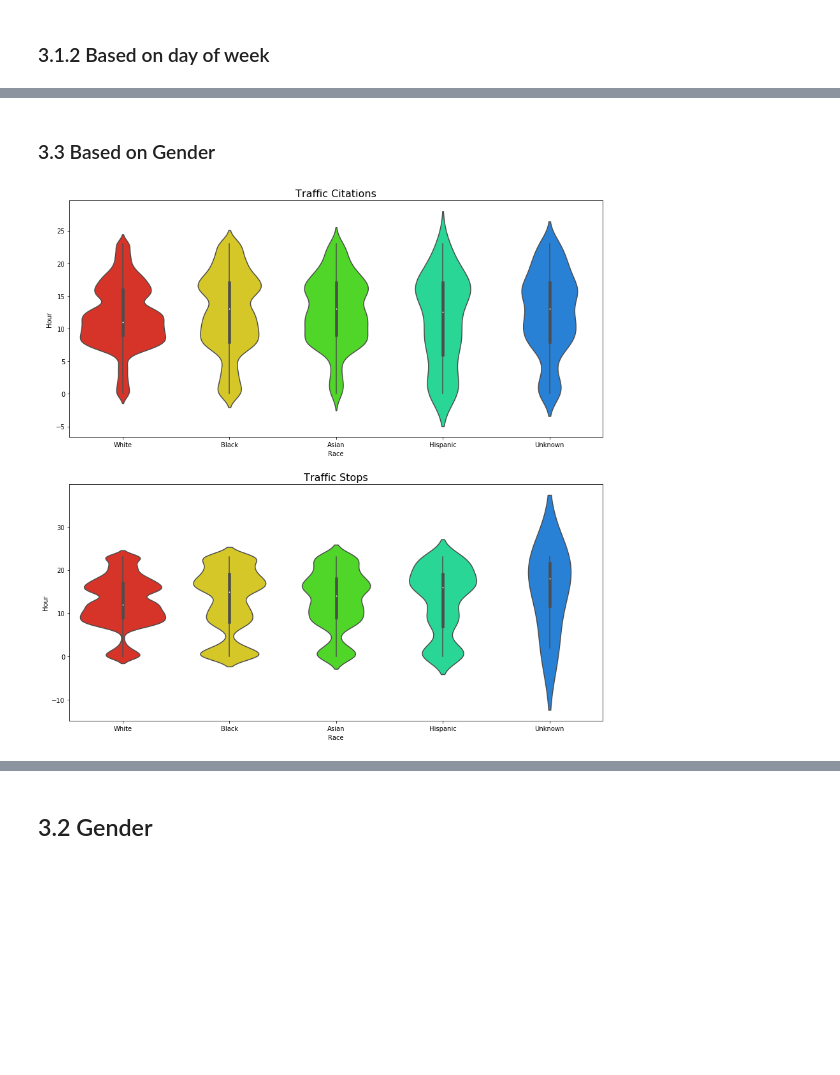
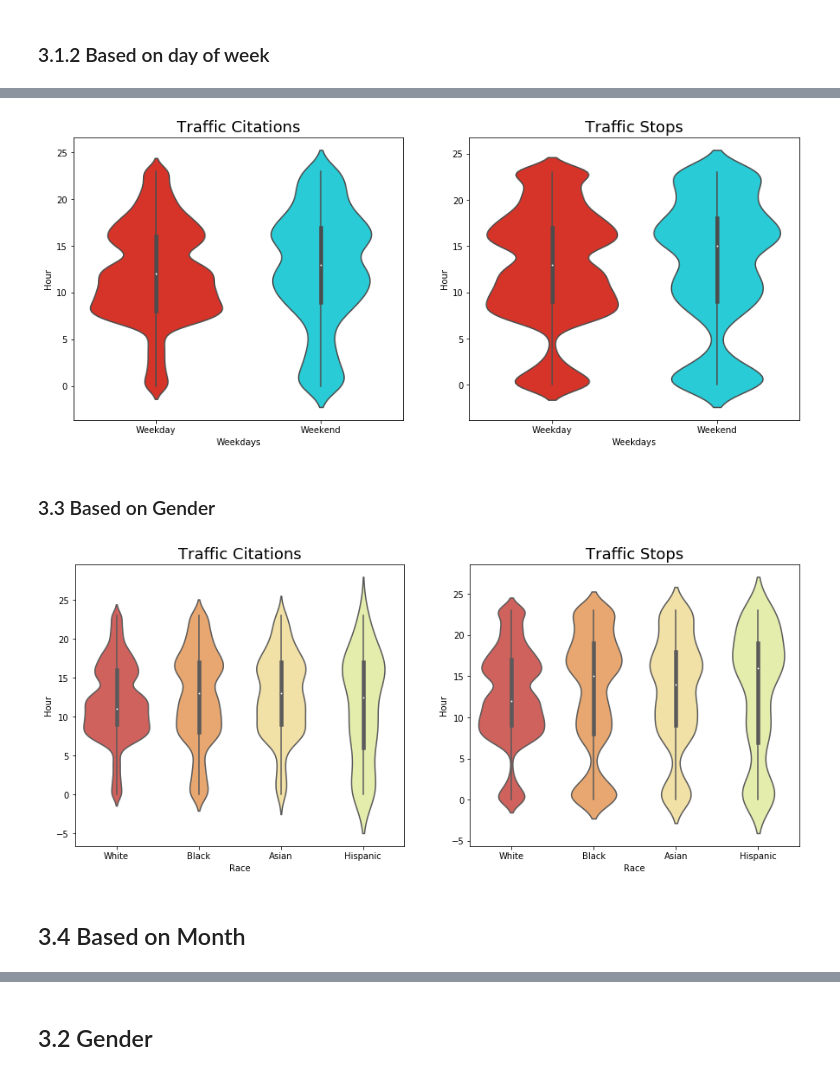
Before and after one commit to haleh-aleahmad/library_data_contest, a Jupyter notebook: Library Data Contest - Python.ipynb, the cells around one changed output, grey strips where cells are left out. Saved outputs shown, nothing was run; the diff lists cells and outputs as text; code cells hidden in the pictures; blank space fills up the shorter version.

```diff
--- a/Library Data Contest - Python.ipynb
+++ b/Library Data Contest - Python.ipynb
@@ -190,7 +206,8 @@ citations_df.loc[citations_df['Minute'] > 59,:]
 Remove the rows with unacceptale *Hour* and *Minute* and update *DateTime* object:
 # %%
 citations_df = citations_df[(0 <= citations_df['Minute']) & (citations_df['Minute']<= 59) &
-                            (0 <= citations_df['Hour'])   & (citations_df['Hour']  <= 24)]
+                            (0 <= citations_df['Hour'])   & (citations_df['Hour']  <= 24) &
+                            (citations_df['Year']  <= 2019)]
 citations_df['DateTime_Object'] = citations_df.apply(replace_time, axis = 1)
 citations_df.head(5)
 # %% [output]
@@ -232,7 +259,8 @@ stops_df['Hour'] = stops_df['Hour'].astype(int)
  '6' '13' '19' '2' '22' '3' '4' '5']
 # %%
 stops_df = stops_df[(0 <= stops_df['Minute']) & (stops_df['Minute'] <= 59) &
-                    (0 <= stops_df['Hour'])   & (stops_df['Hour']   <= 24)]
+                    (0 <= stops_df['Hour'])   & (stops_df['Hour']   <= 24) &
+                    (stops_df['Year']  <= 2019)]
 stops_df['DateTime_Object'] = stops_df.apply(replace_time, axis = 1)
 stops_df.head(5)
 # %% [output]
@@ -341,15 +373,38 @@ plt.show()
+# %%
+with sns.color_palette(sns.hls_palette(2, l=.5, s=.9)):
+    fig, axes = plt.subplots(figsize = (15, 6), nrows = 1, ncols = 2)
+    sns.violinplot(x= 'Weekdays', y= 'Hour', data = citations_df, ax = axes[0],
+                   order=['Weekday', 'Weekend'])
+    sns.violinplot(x= 'Weekdays', y= 'Hour', data = stops_df , ax = axes[1],
+                  order=['Weekday', 'Weekend'])
+
+
+    axes[0].set_title('Traffic Citations', fontsize = 18)
+    axes[1].set_title('Traffic Stops', fontsize = 18)
+
+    fig.savefig('Plots/Fig02.png')
+
+    plt.show()
+# %% [output]
+[figure, added]
 # %% [markdown]
 ### 3.3 Based on Gender
 # %%
-fig, axes = plt.subplots(figsize = (15, 15), nrows = 2, ncols = 1)
-sns.violinplot(x= 'Race', y= 'Hour', data = citations_df, ax = axes[0],
-              order = ['White', 'Black', 'Asian', 'Hispanic', 'Unknown'])
-sns.violinplot(x= 'Race', y= 'Hour', data = stops_df , ax = axes[1],
-              order = ['White', 'Black', 'Asian', 'Hispanic', 'Unknown'])
+with sns.color_palette('Spectral'):
 
-axes[0].set_title('Traffic Citations', fontsize = 16)
-axes[1].set_title('Traffic Stops', fontsize = 16)
+    fig, axes = plt.subplots(figsize = (15, 6), nrows = 1, ncols = 2)
+    sns.violinplot(x= 'Race', y= 'Hour', data = citations_df, ax = axes[0],
+                  order = ['White', 'Black', 'Asian', 'Hispanic'])
+    sns.violinplot(x= 'Race', y= 'Hour', data = stops_df , ax = axes[1],
+                  order = ['White', 'Black', 'Asian', 'Hispanic'])
 
-plt.show()
+    axes[0].set_title('Traffic Citations', fontsize = 18)
+    axes[1].set_title('Traffic Stops', fontsize = 18)
+
+    fig.savefig('Plots/Fig03.png')
+
+    plt.show()
 # %% [output]
-[figure, old version]
+[figure, new version]
+# %% [markdown]
+## 3.4 Based on Month
```
Also changed, not shown: parts of 50 cells of this notebook, 24 other files.
